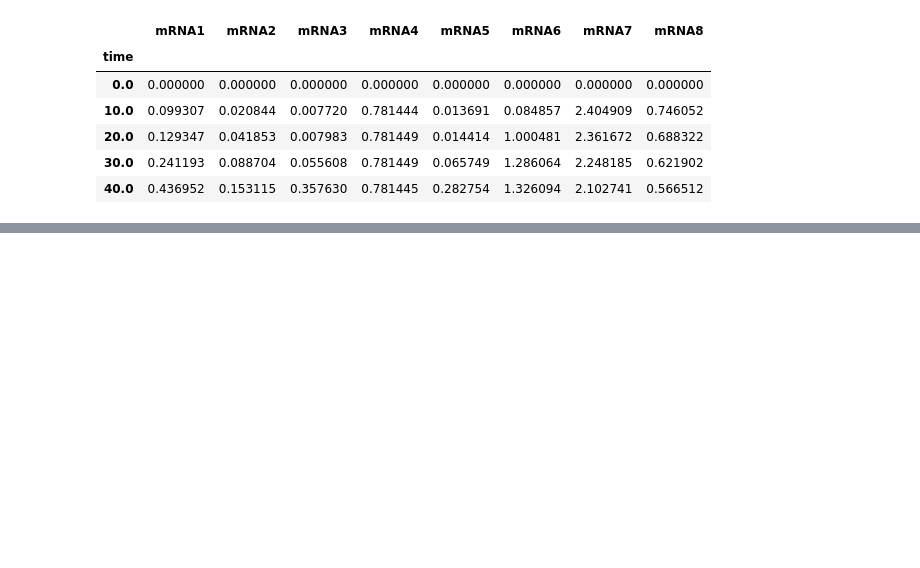
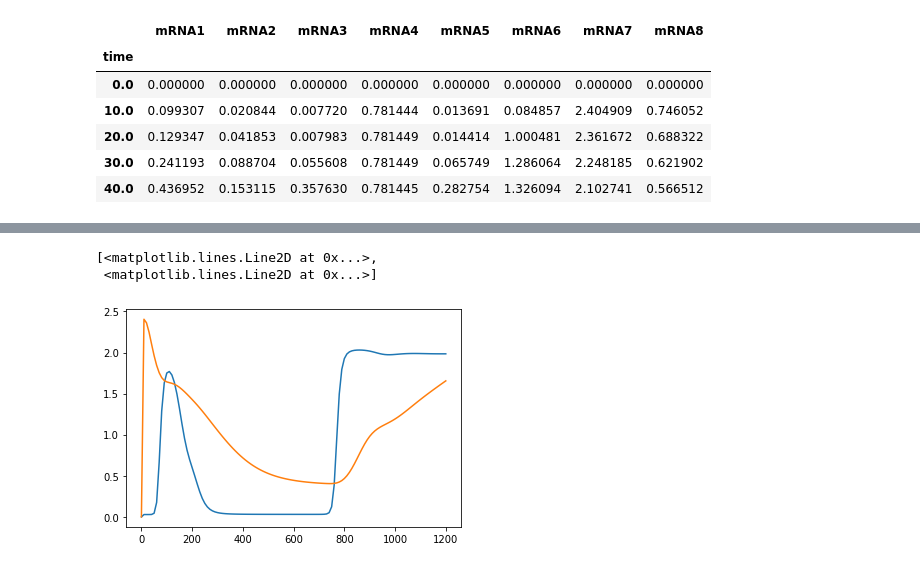
Before and after one commit to ModelEngineering/advancing-biomedical-models, a Jupyter notebook: lectures/lecture_17/Numerical Integration.ipynb, the cells around one changed output, grey strips where cells are left out. Cells and saved outputs as stored; diff of their text form; code cells hidden in the pictures; blank space fills up the shorter version.

```diff
--- a/lectures/lecture_17/Numerical Integration.ipynb
+++ b/lectures/lecture_17/Numerical Integration.ipynb
@@ -124,3 +159,9 @@ plt.plot(t, sol)
+# %%
+plt.plot(t, sol[:,0], t, df_mrna[container.mrna_name])
+# %% [output]
+[<matplotlib.lines.Line2D at 0x...>,
+ <matplotlib.lines.Line2D at 0x...>]
+[figure, added]
 # %%
 plt.plot(t, sol[:,0], t, df_mrna["mRNA7"])
 # %% [output]
```
Also changed, not shown: parts of 16 cells of this notebook, 1 other file.
